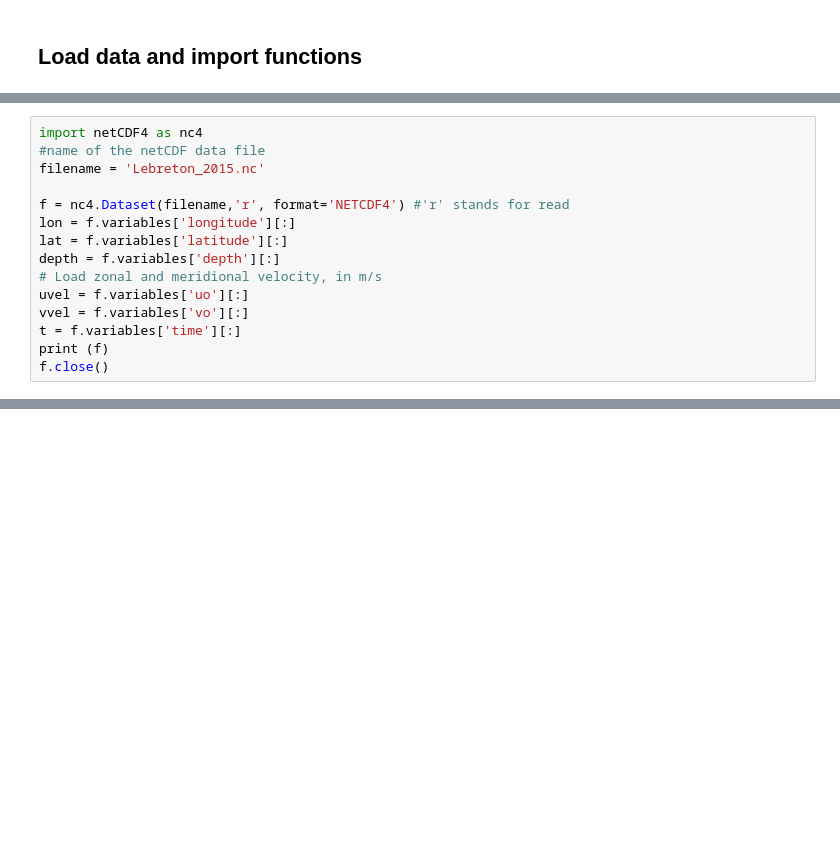
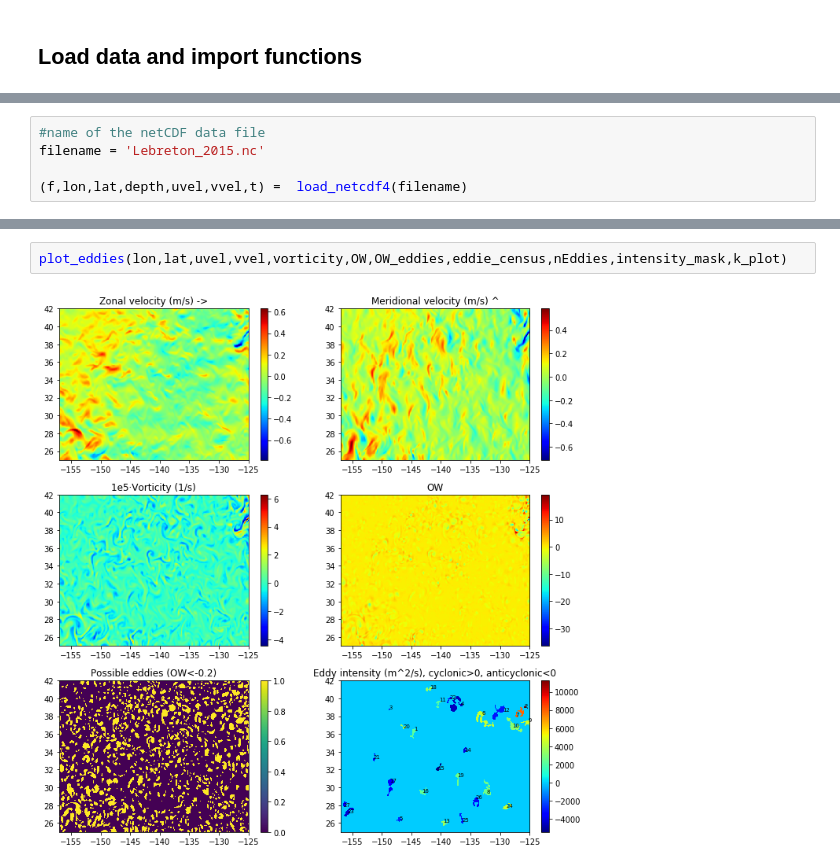
Before and after one commit to JASaa/eddies-R2, a Jupyter notebook: eddy_dates_test.ipynb, the cells around one changed output, grey strips where cells are left out. Cells and saved outputs as stored; diff of their text form; blank space fills up the shorter version.

```diff
--- a/eddy_dates_test.ipynb
+++ b/eddy_dates_test.ipynb
@@ -26,0 +28,5 @@ k_plot = 0
+# %%
+#name of the netCDF data file
+filename = 'Lebreton_2015.nc'
+
+(f,lon,lat,depth,uvel,vvel,t) =  load_netcdf4(filename)
@@ -29,15 +52,0 @@ k_plot = 0
-# %%
-import netCDF4 as nc4
-#name of the netCDF data file
-filename = 'Lebreton_2015.nc'
-
-f = nc4.Dataset(filename,'r', format='NETCDF4') #'r' stands for read
-lon = f.variables['longitude'][:]
-lat = f.variables['latitude'][:]
-depth = f.variables['depth'][:]
-# Load zonal and meridional velocity, in m/s
-uvel = f.variables['uo'][:]
-vvel = f.variables['vo'][:]
-t = f.variables['time'][:]
-print (f)
-f.close()
@@ -95,0 +59,4 @@ gregorian_str
+# %%
+plot_eddies(lon,lat,uvel,vvel,vorticity,OW,OW_eddies,eddie_census,nEddies,intensity_mask,k_plot)
+# %% [output]
+[figure, added]
```
Also changed, not shown: parts of 18 cells of this notebook, 1 other file.
